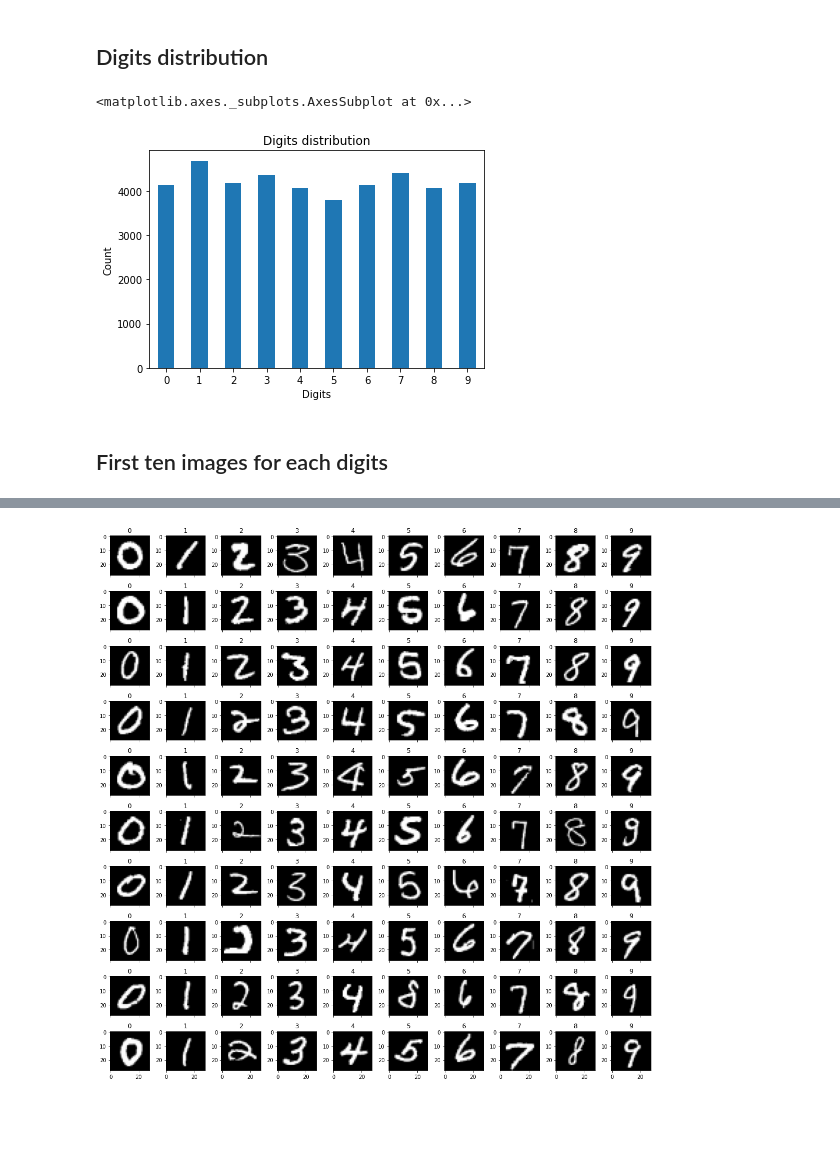
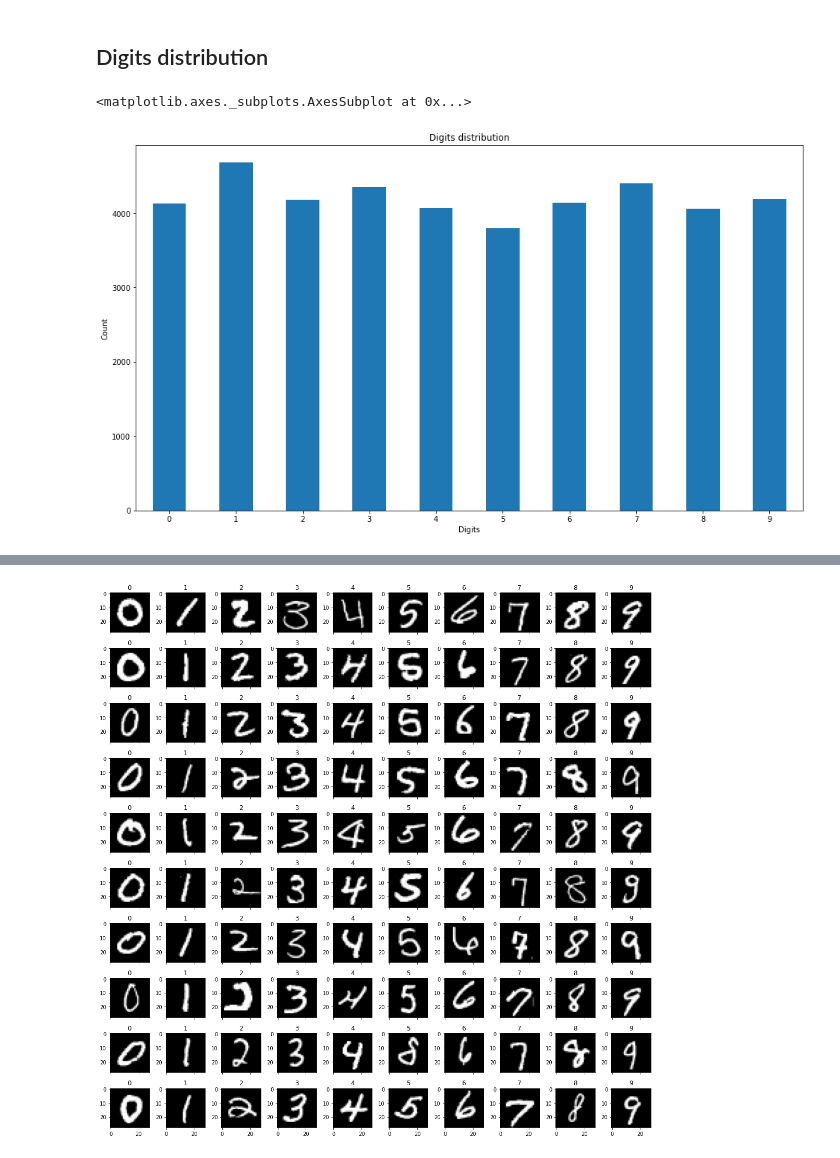
Before and after one commit to Lofaloa/digit-recognizer, a Jupyter notebook: 01.data_exploration.ipynb, the cells around one changed output, grey strips where cells are left out. Cells and saved outputs as stored; diff of their text form; code cells hidden in the pictures; blank space fills up the shorter version.

```diff
--- a/01.data_exploration.ipynb
+++ b/01.data_exploration.ipynb
@@ -32,16 +52,15 @@ print(DIGITS_DF.head().to_markdown())
 # %%
 DIGITS_DF["label"]\
   .value_counts()\
   .sort_index()\
   .plot(
       kind="bar",
       title="Digits distribution",
       rot=0,
       xlabel="Digits",
-      ylabel="Count"
+      ylabel="Count",
+      figsize=(16, 9)
   )
 # %% [output]
 <matplotlib.axes._subplots.AxesSubplot at 0x...>
-[figure, old version]
+[figure, new version]
-# %% [markdown]
-## First ten images for each digits
```
Also changed, not shown: parts of 7 cells of this notebook.
